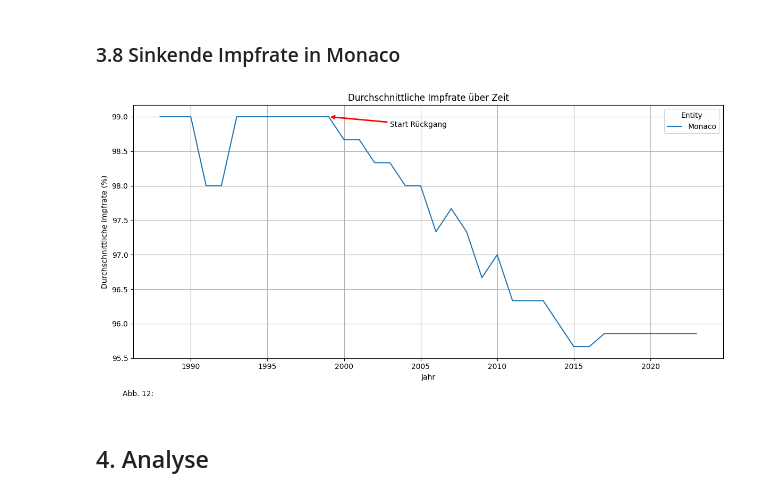
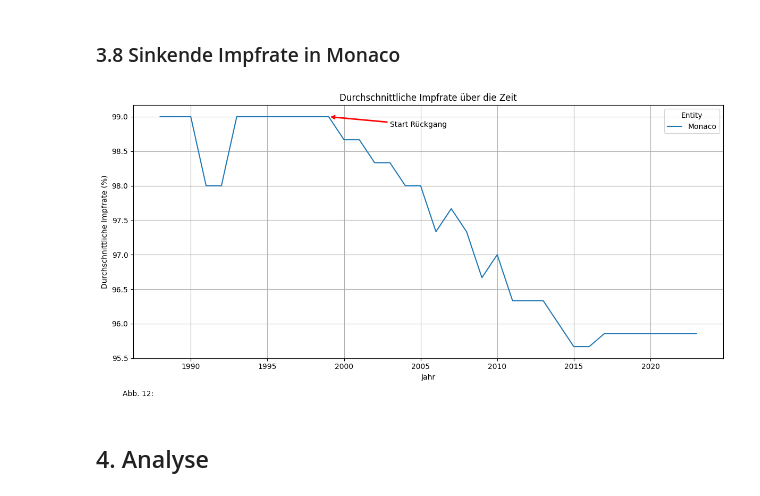
Before and after one commit to gandlea/LN-2-HS2025, a Jupyter notebook: Leistungsnachweis.ipynb, the cells around one changed output. Saved outputs shown, nothing was run; the diff lists cells and outputs as text; code cells hidden in the pictures.

```diff
--- a/Leistungsnachweis.ipynb
+++ b/Leistungsnachweis.ipynb
@@ -822,27 +847,27 @@ plt.tight_layout()
 # %%
 df_avg = rename_df[rename_df['Entity'].isin(monaco)]
 plt.figure(figsize=(12,6))
 sns.lineplot(data=df_avg, x="Year", y="Impfungen Durchschnitt", hue="Entity")
-plt.title("Durchschnittliche Impfrate über Zeit")
+plt.title("Durchschnittliche Impfrate über die Zeit")
 plt.xlabel("Jahr")
 plt.ylabel("Durchschnittliche Impfrate (%)")
 plt.grid(True)
 
 plt.annotate(
     "Start Rückgang",
     xy=(1999, 99),          # Zielpunkt: (x = Jahr, y = Wert)
     xytext=(2003, 98.85),    # Position des Textes (ein wenig rechts/oben)
     arrowprops=dict(
         arrowstyle="->",
         color="red",
         linewidth=2,
     ),
 )
 plt.text(0.01, -0.15, "Abb. 12: ", ha='center', transform=plt.gca().transAxes)
 plt.tight_layout()
 plt.show()
 # %% [output]
-[figure, old version]
+[figure, new version]
 # %% [markdown]
 ## 4. Analyse
 # %% [markdown]
```
Also changed, not shown: parts of 21 cells of this notebook.
